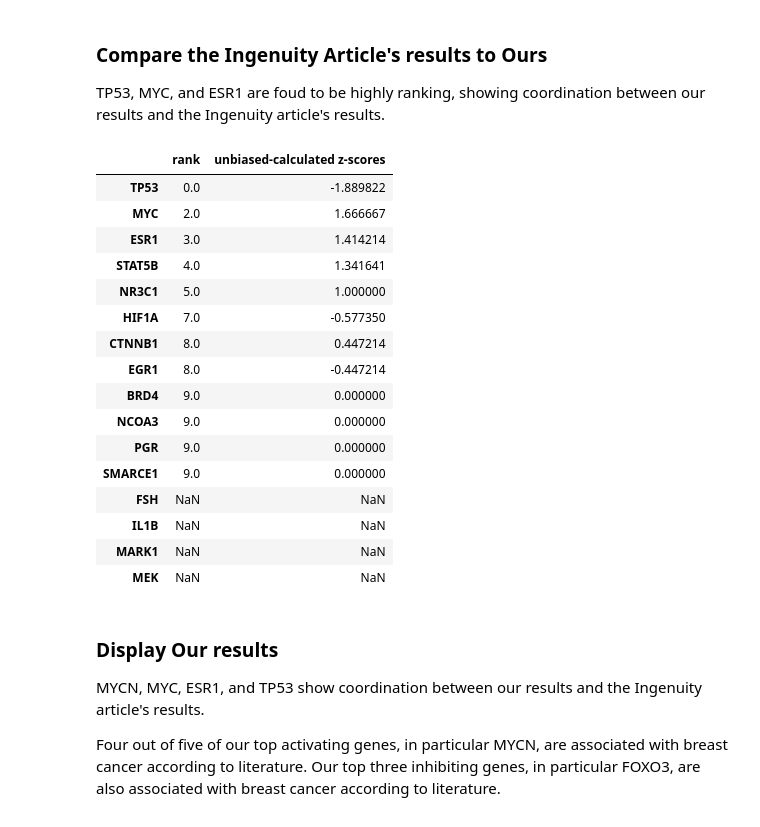
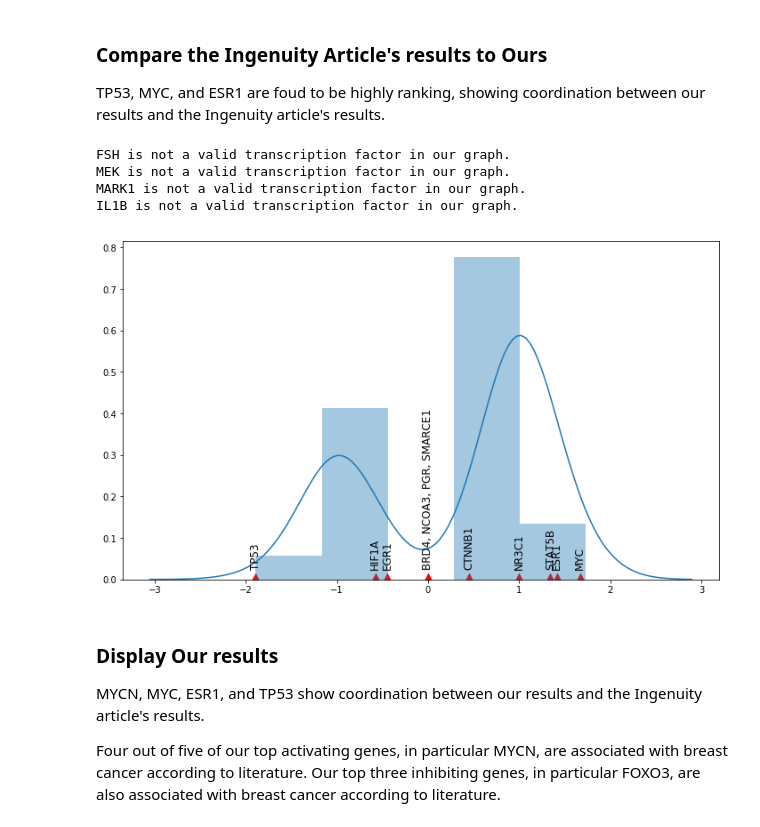
Before and after one commit to ucsd-ccbb/network_bio_toolkit, a Jupyter notebook: notebooks/Only_modules_notebooks/URA_huvec_brca_before_class.ipynb, the cells around one changed output. Cells and saved outputs as stored; diff of their text form; code cells hidden in the pictures.

```diff
--- a/notebooks/Only_modules_notebooks/URA_huvec_brca_before_class.ipynb
+++ b/notebooks/Only_modules_notebooks/URA_huvec_brca_before_class.ipynb
@@ -208,26 +198,14 @@ z_scores_brca = stat_analysis.tf_zscore(DG_brca, DEG_list_brca, bias_filter = 0.
 ### Compare the Ingenuity Article's results to Ours
 <a id='compbrca'></a>
 TP53, MYC, and ESR1 are foud to be highly ranking, showing coordination between our results and the Ingenuity article's results.
-# %%
-stat_analysis.rank_and_score_df(z_scores_brca, brca_genes, act = True, abs_value = True, remove_dups=True)
-# %% [output]
-|  | rank | unbiased-calculated z-scores |
-| TP53 | 0.0 | -1.889822 |
-| MYC | 2.0 | 1.666667 |
-| ESR1 | 3.0 | 1.414214 |
-| STAT5B | 4.0 | 1.341641 |
-| NR3C1 | 5.0 | 1.000000 |
-| HIF1A | 7.0 | -0.577350 |
-| CTNNB1 | 8.0 | 0.447214 |
-| EGR1 | 8.0 | -0.447214 |
-| BRD4 | 9.0 | 0.000000 |
-| NCOA3 | 9.0 | 0.000000 |
-| PGR | 9.0 | 0.000000 |
-| SMARCE1 | 9.0 | 0.000000 |
-| FSH | NaN | NaN |
-| IL1B | NaN | NaN |
-| MARK1 | NaN | NaN |
-| MEK | NaN | NaN |
+# %%
+stat_analysis.compare_genes(z_scores_brca, brca_genes)
+# %% [output]
+FSH is not a valid transcription factor in our graph.
+MEK is not a valid transcription factor in our graph.
+MARK1 is not a valid transcription factor in our graph.
+IL1B is not a valid transcription factor in our graph.
+[figure, added]
 # %% [markdown]
 ### Display Our results
 <a id='displaybrca'></a>
```
Also changed, not shown: parts of 2 cells of this notebook, 6 other files.
